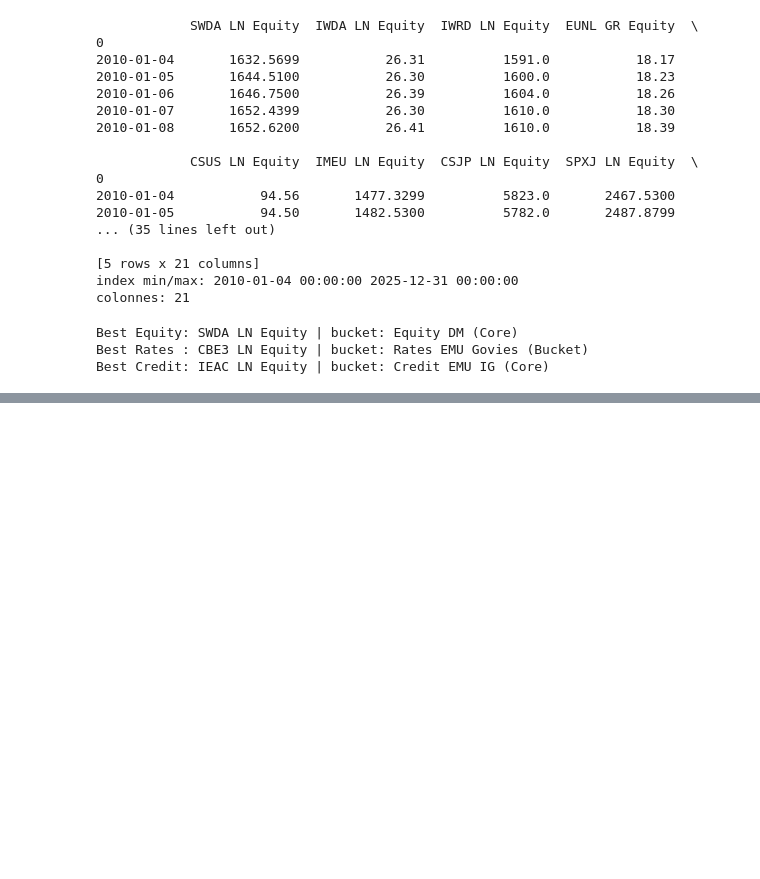
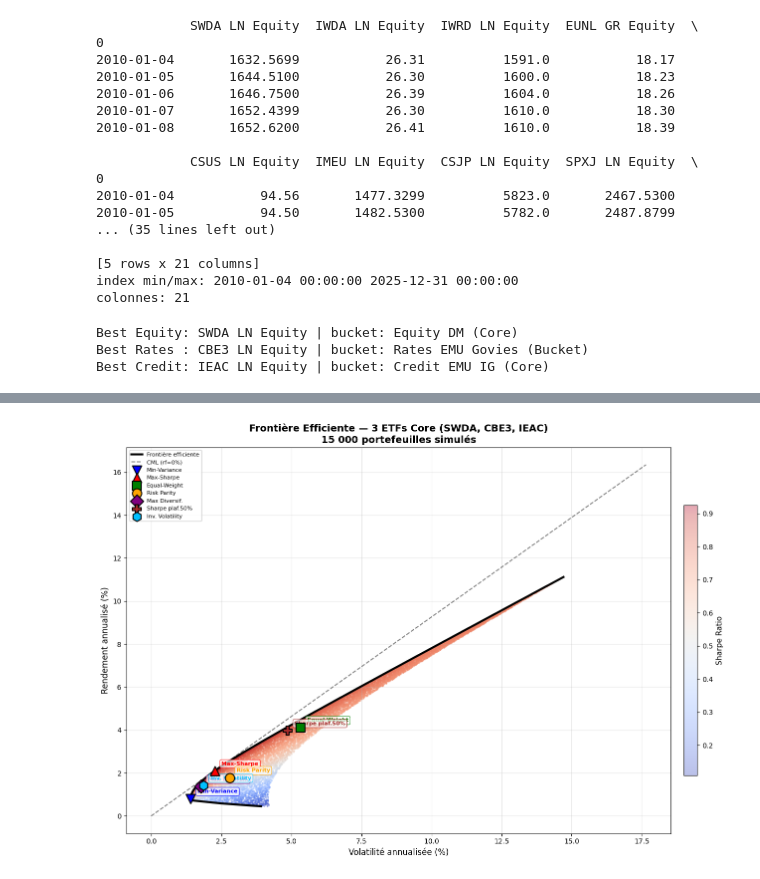
Before and after one commit to HUGO-ROCHA-MONDRAGON/Core_Satellite_Quant, a Jupyter notebook: main.ipynb, the cells around one changed output, grey strips where cells are left out. Drawn from its saved outputs; the diff is of its cells as text; code cells hidden in the pictures; blank space fills up the shorter version.

```diff
--- a/main.ipynb
+++ b/main.ipynb
@@ -709,0 +133,18 @@ Le **Max-Sharpe plafonné à 50%** domine les autres méthodes diversifiées : i
+# %%
+# ── Construction du portefeuille Core (3 ETFs) ──
+core3 = [best_eq, best_rt, best_cr]
+core4 = core3   # on garde le même nom de variable pour compatibilité
+
+# Prix sur toute la période disponible (pas de restriction)
+prices = wide[core4].dropna()
+rets4 = np.log(prices).diff().dropna()
+
+mu4 = rets4.mean() * 252
+cov4 = rets4.cov() * 252
+
+print(f"Portefeuille Core : {len(core4)} ETFs")
+print(f"Période : {prices.index.min().date()} → {prices.index.max().date()}")
+print(f"Observations : {len(rets4)}")
+print(f"\nRendements annualisés :")
+for t in core4:
+    print(f"  {t:25s} : ret={mu4[t]*100:.2f}%  vol={np.sqrt(cov4.loc[t,t])*100:.2f}%")
@@ -709,0 +376,48 @@ Le **Max-Sharpe plafonné à 50%** domine les autres méthodes diversifiées : i
+# %%
+# ═══════════════════════════════════════════════════════════
+#  VISUALISATION 1 — Frontière efficiente + méthodes
+# ═══════════════════════════════════════════════════════════
+fig, ax = plt.subplots(figsize=(14, 9))
+
+# --- Nuage Monte Carlo coloré par Sharpe Ratio ---
+sc = ax.scatter(vols_mc * 100, rets_mc * 100, c=sharpe_mc, cmap='coolwarm',
+                s=3, alpha=0.35, zorder=1)
+cbar = plt.colorbar(sc, ax=ax, shrink=0.7, pad=0.02)
+cbar.set_label("Sharpe Ratio", fontsize=11)
+
+# --- Frontière efficiente exacte ---
+ax.plot(frontier_vol * 100, frontier_ret * 100, 'k-', lw=3, label='Frontière efficiente', zorder=3)
+
+# --- CML (Capital Market Line) ---
+sharpe_tangent = frontier_ret[best_idx] / frontier_vol[best_idx]
+cml_vol = np.linspace(0, frontier_vol.max() * 1.2 * 100, 50)
+cml_ret_line = rf * 100 + sharpe_tangent * cml_vol
+ax.plot(cml_vol, cml_ret_line, 'k--', lw=1.5, alpha=0.5, label='CML (rf=0%)')
+
+# --- Positions des 7 méthodes ---
+markers_m = {'Min-Variance': ('v', 'blue'), 'Max-Sharpe': ('^', 'red'),
+             'Equal-Weight': ('s', 'green'), 'Risk Parity': ('o', 'orange'),
+             'Max Diversif.': ('D', 'purple'), 'Sharpe plaf.50%': ('P', 'brown'),
+             'Inv. Volatility': ('h', 'deepskyblue')}
+
+for name, w in all4.items():
+    ret_m = float(w @ mu4_arr) * 100
+    vol_m = float(np.sqrt(w @ Sigma4 @ w)) * 100
+    mk, c = markers_m[name]
+    ax.scatter(vol_m, ret_m, marker=mk, color=c, s=180, edgecolors='black',
+               linewidths=1.5, zorder=5, label=name)
+    # Annotation décalée
+    ax.annotate(name, (vol_m, ret_m), textcoords="offset points",
+                xytext=(10, 8), fontsize=8, fontweight='bold', color=c,
+                bbox=dict(boxstyle='round,pad=0.3', fc='white', alpha=0.7, ec=c))
+
+ax.set_xlabel("Volatilité annualisée (%)", fontsize=12)
+ax.set_ylabel("Rendement annualisé (%)", fontsize=12)
+ax.set_title("Frontière Efficiente — 3 ETFs Core (SWDA, CBE3, IEAC)\n15 000 portefeuilles simulés",
+             fontsize=14, fontweight='bold')
+ax.legend(loc='upper left', fontsize=8, framealpha=0.9)
+ax.grid(True, alpha=0.3)
+plt.tight_layout()
+plt.show()
+# %% [output]
+[figure, added]
```
Also changed, not shown: parts of 19 cells of this notebook, 5 other files.
